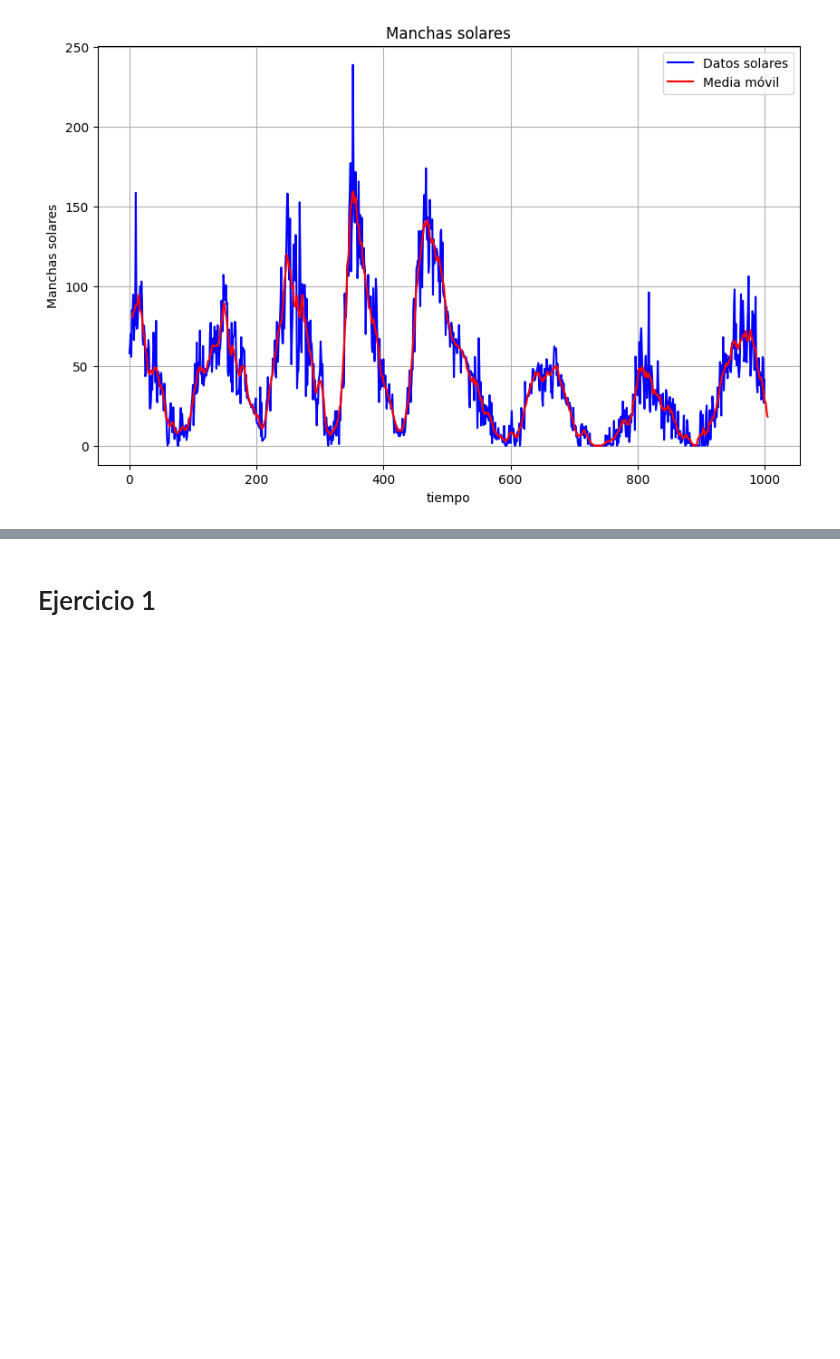
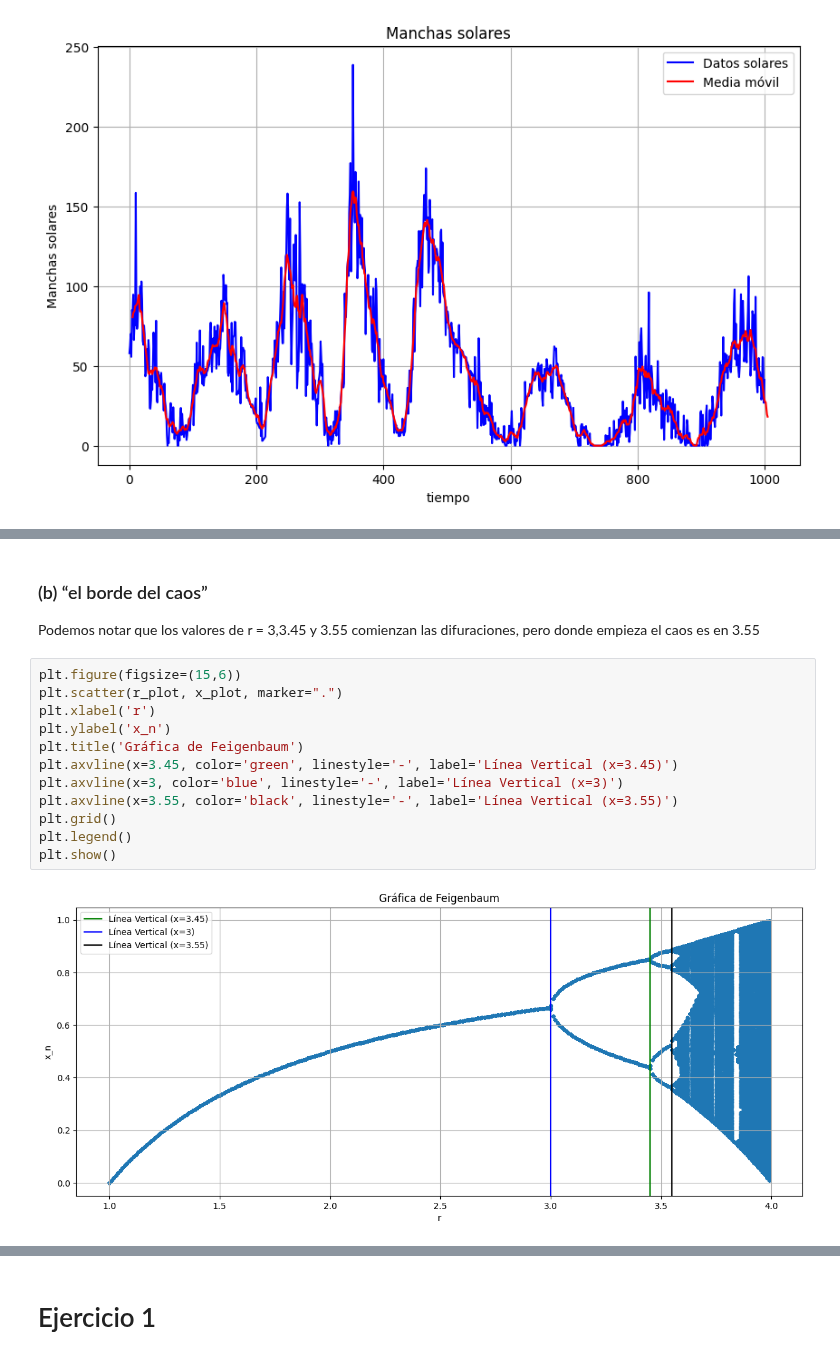
Before and after one commit to jorgexm20-sketch/Fis-sicaComputacional_2027_1, a Jupyter notebook: Homework/TareaPractica3.ipynb, the cells around one changed output, grey strips where cells are left out. Saved outputs shown, nothing was run; the diff lists cells and outputs as text; blank space fills up the shorter version.

```diff
--- a/Homework/TareaPractica3.ipynb
+++ b/Homework/TareaPractica3.ipynb
@@ -91,0 +126,18 @@ plt.grid()
+# %% [markdown]
+### (b) “el borde del caos”
+
+Podemos notar que los valores de r = 3,3.45 y 3.55 comienzan las difuraciones, pero donde empieza el caos es en 3.55
+# %%
+plt.figure(figsize=(15,6))
+plt.scatter(r_plot, x_plot, marker=".")
+plt.xlabel('r')
+plt.ylabel('x_n')
+plt.title('Gráfica de Feigenbaum')
+plt.axvline(x=3.45, color='green', linestyle='-', label='Línea Vertical (x=3.45)')
+plt.axvline(x=3, color='blue', linestyle='-', label='Línea Vertical (x=3)')
+plt.axvline(x=3.55, color='black', linestyle='-', label='Línea Vertical (x=3.55)')
+plt.grid()
+plt.legend()
+plt.show()
+# %% [output]
+[figure, added]
```
Also changed, not shown: parts of 19 cells of this notebook.
